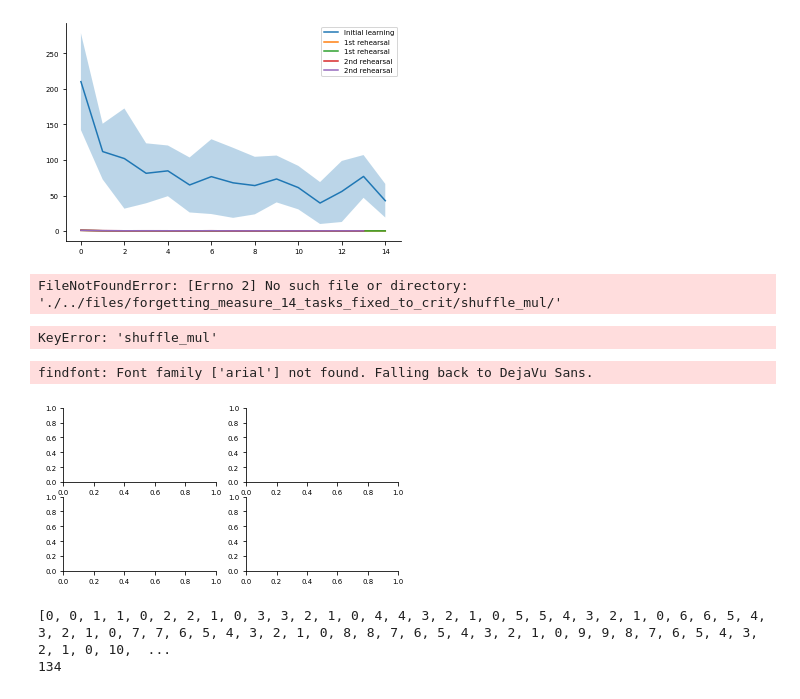
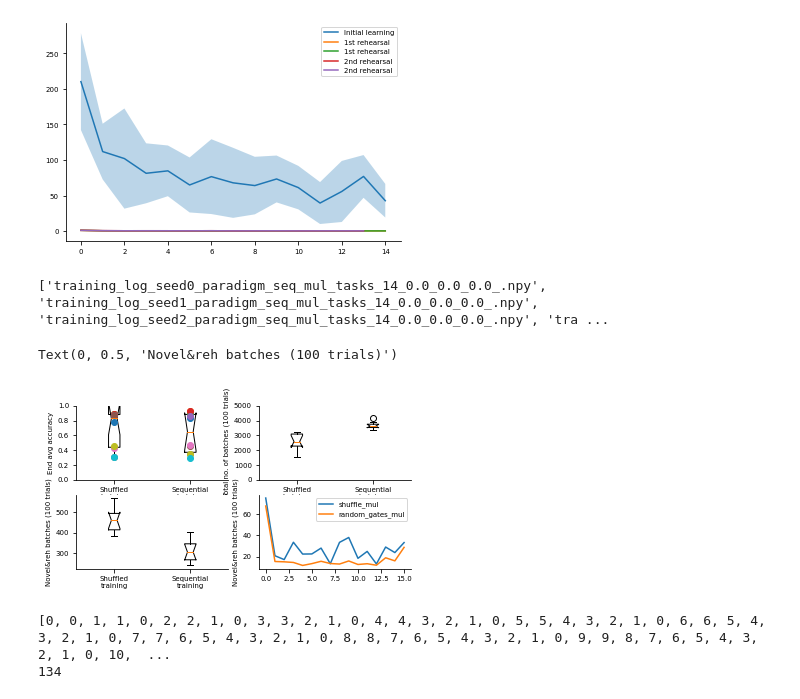
Before and after one commit to hummosa/Thalamus, a Jupyter notebook: analysis/Figure1.ipynb, the cells around one changed output. Saved outputs shown, nothing was run; the diff lists cells and outputs as text; code cells hidden in the pictures.

Commit message:
found one good seed with ttc and 400 thalamic updates

```diff
--- a/analysis/Figure1.ipynb
+++ b/analysis/Figure1.ipynb
@@ -398,8 +402,9 @@ plt.legend()
 experiments = [ 'shuffle_add', 'shuffle_mul', 'random_gates_add', 'random_gates_mul',]
 experiments = [  'shuffle_mul','random_gates_mul','shuffle_add','random_gates_add','random_gates_both',]
 experiments = [ 'shuffle_mul', 'random_gates_mul']
-folder_name = './../files/forgetting_measure_14_tasks_fixed_to_crit_equal_training/'
-folder_name = './../files/forgetting_measure_14_tasks_fixed_to_crit/'
+folder_name = './../files/forgetting_measure_14_tasks_fixed_to_crit_equal_training/' # equal training lengths
+folder_name = './../files/paper_data/batches/'  # equal accuracy
+# folder_name = './../files/forgetting_measure_14_tasks_fixed_to_crit/' # was deleted by mistake and had the correct dqual accuracy results.
 # %%
 def get_negative_and_absolute_acc_changes_after_learning(task_order):
     end_of_previous = training_log.switch_trialxxbatch[task_order] - 1 # the switch_trialxxbatch marks begning of task.
@@ -458,42 +463,45 @@ for exp_name in exps:
     novel_and_rehearsal_totals_dict.update({exp_name: np.stack(novel_and_rehearsal_totals)})
     novel_and_rehearsal_ttcs_dict.update({exp_name: np.stack(novel_and_rehearsal_ttcs)})
     average_acc_dict.update({exp_name: (average_acc)})
-    forgettings_dict.update({exp_name: np.stack(forgettings)})
+    if not config.paradigm_shuffle:
+        forgettings_dict.update({exp_name: np.stack(forgettings)})
-# %% [output]
-FileNotFoundError: [Errno 2] No such file or directory: './../files/forgetting_measure_14_tasks_fixed_to_crit/shuffle_mul/'
+# %%
+print(train_files)
+# %% [output]
+['training_log_seed0_paradigm_seq_mul_tasks_14_0.0_0.0_0.0_.npy', 'training_log_seed1_paradigm_seq_mul_tasks_14_0.0_0.0_0.0_.npy', 'training_log_seed2_paradigm_seq_mul_tasks_14_0.0_0.0_0.0_.npy', 'tra ...
 # %%
 exps_names=  experiments
 exps_names = [ 'Shuffled\ntraining', 'Sequential\ntraining',]
 fig, axes = plt.subplots(2,2, figsize=[6,3])
 ax = axes[0,0]
 _=ax.boxplot([accuracy_dict[exp] for exp in exps], labels=[exp for exp in exps_names], meanline=True, notch=True)
+ax.plot([1,2], [accuracy_dict[exp] for exp in exps], 'o')
 # _=ax.set_xticklabels( exps, rotation=45 )
 ax.set_ylabel('End avg accuracy')
 ax.set_ylim([0,1])
 
 ax = axes[0,1]
 _=ax.boxplot([total_trials_dict[exp] for exp in exps], labels=[exp for exp in exps_names], meanline=True, notch=True)
 # _=ax.set_xticklabels( exps, rotation=45 )
 ax.set_ylabel('Total no. of batches (100 trials)')
 ax.set_ylim([0, 5000])
 
 ax = axes[1,0]
 _=ax.boxplot([novel_and_rehearsal_totals_dict[exp] for exp in exps], labels=[exp for exp in exps_names], meanline=True, notch=True)
 # _=ax.set_xticklabels( exps, rotation=45 )
 ax.set_ylabel('Novel&reh batches (100 trials)')
 
 ax = axes[1,1]
 ttcs = ([np.vstack(novel_and_rehearsal_ttcs_dict[exp]).mean(0) for exp in exps])
 ax.plot(ttcs[0], label=exps[0])
 ax.plot(ttcs[1], label=exps[1])
 ax.legend()
 # _=ax.boxplot([novel_and_rehearsal_ttcs_dict[exp] for exp in exps], labels=[exp for exp in exps_names], meanline=True, notch=True)
 # _=ax.set_xticklabels( exps, rotation=45 )
 ax.set_ylabel('Novel&reh batches (100 trials)')
 # %% [output]
-KeyError: 'shuffle_mul'
+Text(0, 0.5, 'Novel&reh batches (100 trials)')
-findfont: Font family ['arial'] not found. Falling back to DejaVu Sans.
-[figure, old version]
+[figure, new version]
 # %%
 forgettings_dict[exp_name][np.isnan(forgettings_dict[exp_name])] =0.
 # %%
```
Also changed, not shown: parts of 4 cells of this notebook, 2 other files.
